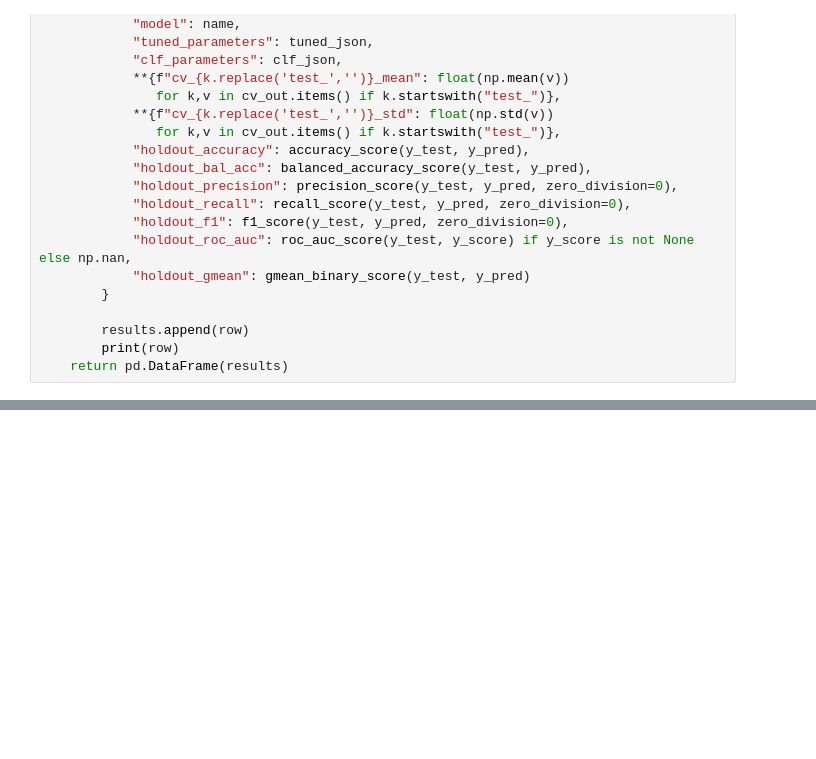
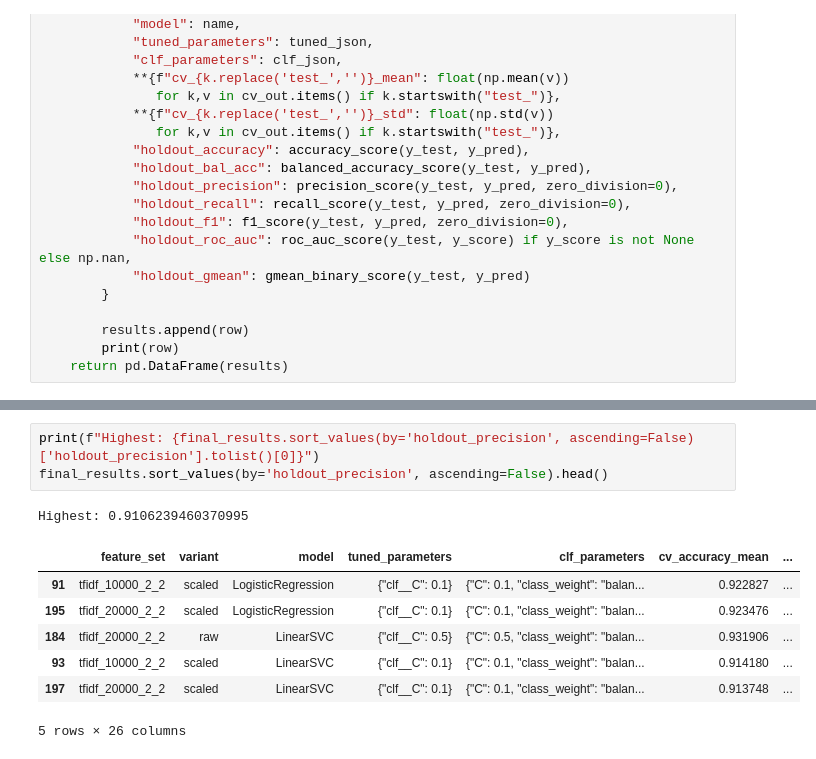
Before and after one commit to isabel-ronan/zeroShotSimilarity, a Jupyter notebook: classifiers/peft/baselineModels.ipynb, the cells around one changed output, grey strips where cells are left out. Saved outputs shown, nothing was run; the diff lists cells and outputs as text; blank space fills up the shorter version.

```diff
--- a/classifiers/peft/baselineModels.ipynb
+++ b/classifiers/peft/baselineModels.ipynb
@@ -389,0 +412,12 @@ final_results
+# %%
+print(f"Highest: {final_results.sort_values(by='holdout_precision', ascending=False)['holdout_precision'].tolist()[0]}")
+final_results.sort_values(by='holdout_precision', ascending=False).head()
+# %% [output]
+Highest: 0.9106239460370995
+|  | feature_set | variant | model | tuned_parameters | clf_parameters | cv_accuracy_mean | ... |
+| 91 | tfidf_10000_2_2 | scaled | LogisticRegression | {"clf__C": 0.1} | {"C": 0.1, "class_weight": "balan... | 0.922827 | ... |
+| 195 | tfidf_20000_2_2 | scaled | LogisticRegression | {"clf__C": 0.1} | {"C": 0.1, "class_weight": "balan... | 0.923476 | ... |
+| 184 | tfidf_20000_2_2 | raw | LinearSVC | {"clf__C": 0.5} | {"C": 0.5, "class_weight": "balan... | 0.931906 | ... |
+| 93 | tfidf_10000_2_2 | scaled | LinearSVC | {"clf__C": 0.1} | {"C": 0.1, "class_weight": "balan... | 0.914180 | ... |
+| 197 | tfidf_20000_2_2 | scaled | LinearSVC | {"clf__C": 0.1} | {"C": 0.1, "class_weight": "balan... | 0.913748 | ... |
+5 rows × 26 columns
```
Also changed, not shown: parts of 7 cells of this notebook, 2 other files.
